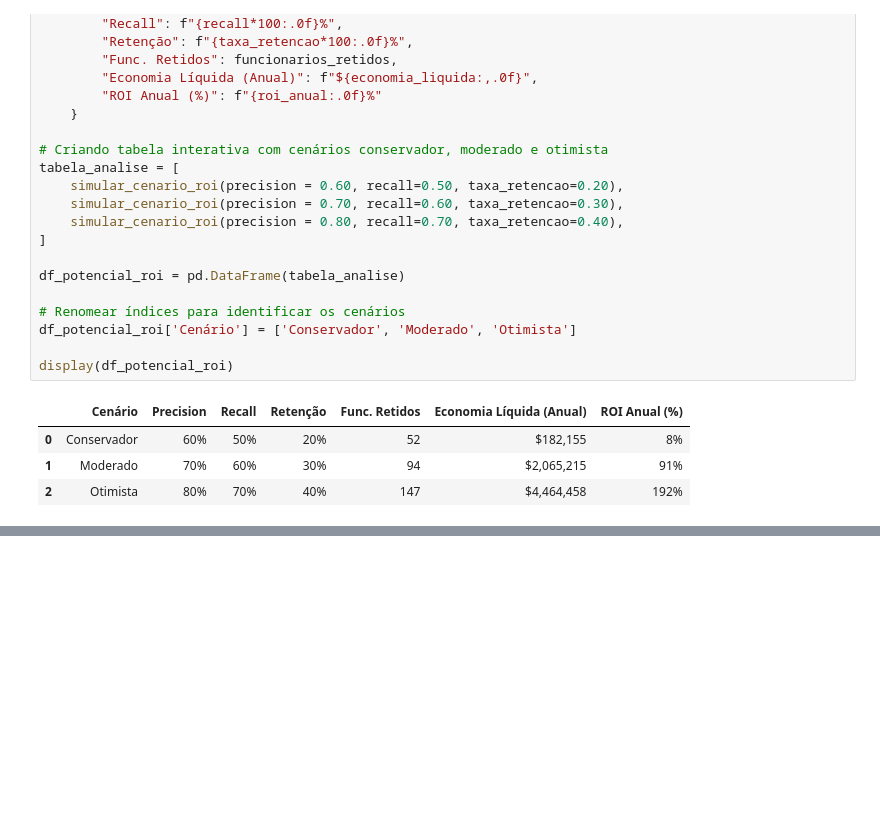
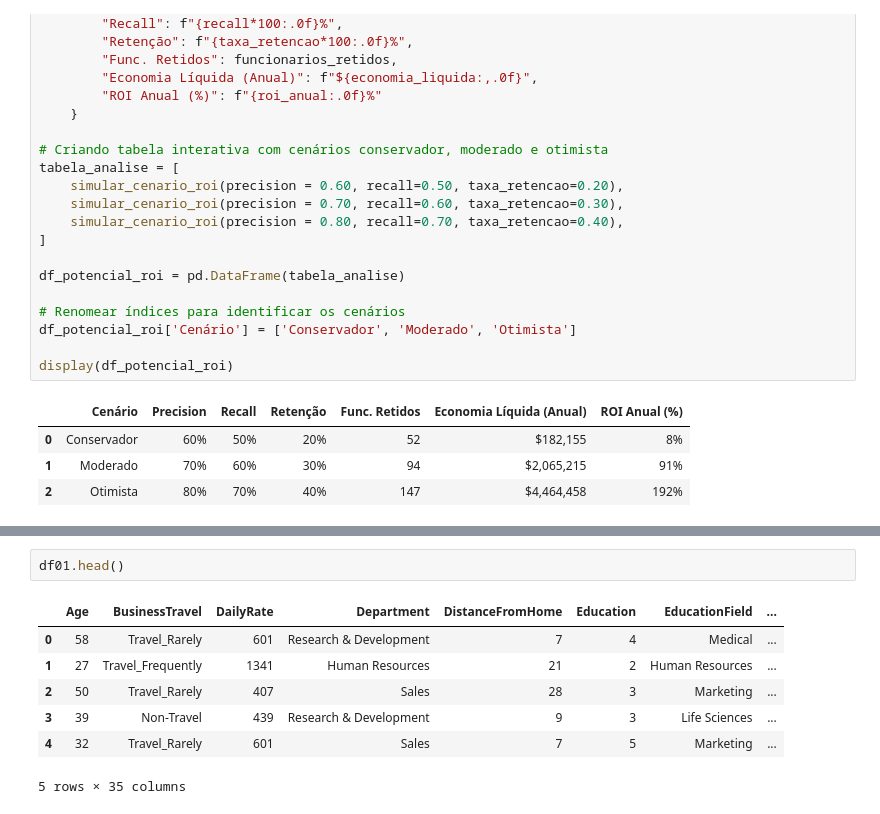
Before and after one commit to alvaro-morais-png/rotatividade_funcionarios, a Jupyter notebook: analise-rotatividade.ipynb, the cells around one changed output, grey strips where cells are left out. Saved outputs shown, nothing was run; the diff lists cells and outputs as text; blank space fills up the shorter version.

```diff
--- a/analise-rotatividade.ipynb
+++ b/analise-rotatividade.ipynb
@@ -108,0 +164,10 @@ baseline_df.head().T
+# %%
+df01.head()
+# %% [output]
+|  | Age | BusinessTravel | DailyRate | Department | DistanceFromHome | Education | EducationField | ... |
+| 0 | 58 | Travel_Rarely | 601 | Research & Development | 7 | 4 | Medical | ... |
+| 1 | 27 | Travel_Frequently | 1341 | Human Resources | 21 | 2 | Human Resources | ... |
+| 2 | 50 | Travel_Rarely | 407 | Sales | 28 | 3 | Marketing | ... |
+| 3 | 39 | Non-Travel | 439 | Research & Development | 9 | 3 | Life Sciences | ... |
+| 4 | 32 | Travel_Rarely | 601 | Sales | 7 | 5 | Marketing | ... |
+5 rows × 35 columns
```
Also changed, not shown: parts of 25 cells of this notebook, 2 other files.
